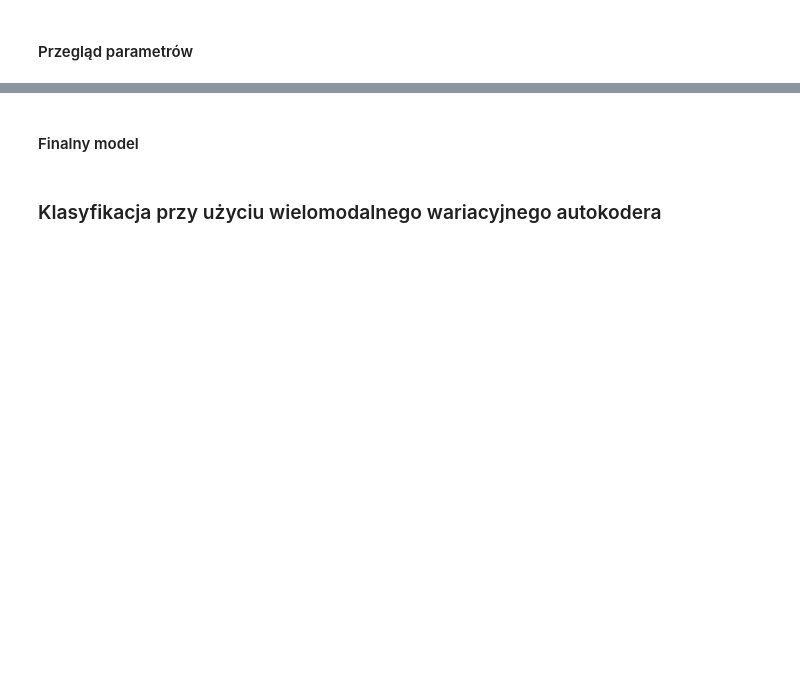
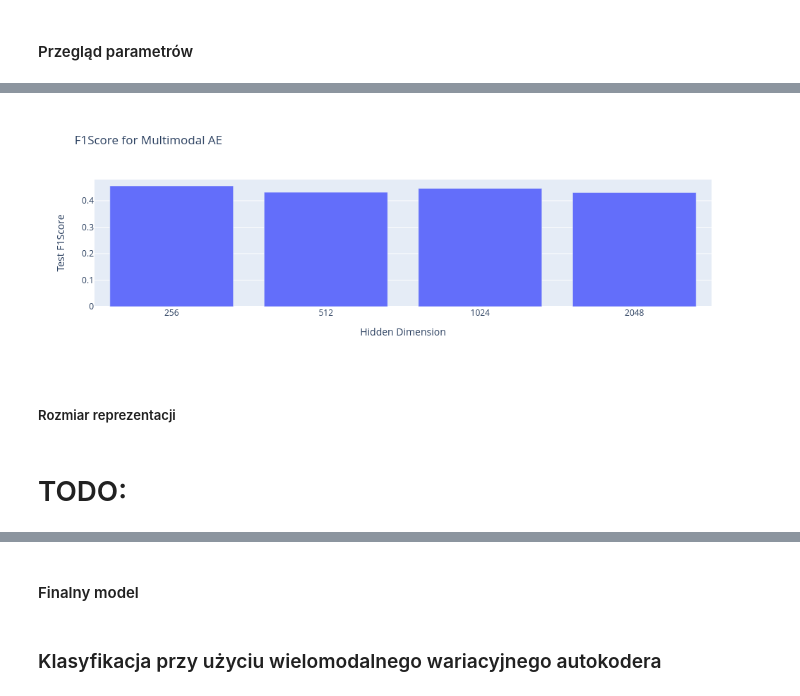
Before and after one commit to mateuszkochanek/reprezentacja-projekt, a Jupyter notebook: Report.ipynb, the cells around one changed output, grey strips where cells are left out. Saved outputs shown, nothing was run; the diff lists cells and outputs as text; code cells hidden in the pictures; blank space fills up the shorter version.

```diff
--- a/Report.ipynb
+++ b/Report.ipynb
@@ -51,6 +52,7 @@ CUBE_N_CLASSES = 200
 MEME_N_CLASSES = 2
 IMG_REPREZENTATION_SIZE = 2048
 TEXT_REPREZENTATION_SIZE = 384
+N_TESTS = 5
 # %% [markdown]
 ## Opis problemu:
 - Jako danych wejściowych do przetestowania autoenkoderów użyto dwóch zbiorów danych [CUB-200-2011](https://huggingface.co/datasets/alkzar90/CC6204-Hackaton-Cub-Dataset), [Hatefull Meme dataset](https://www.kaggle.com/datasets/parthplc/facebook-hateful-meme-dataset?resource=download). W zbiorze CUB podzielono opisy obrazków tak aby jedno zdanie było jednym opisem i dodano je z razem z odpowiadającymi obrazkami zbioru (te same obrazki występują kilkakrotnie). Samo przygotowanie datasetów przeprowadzono w notebooku `prepare_datasets.ipynb`. Jako zbioru do klasyfikacji użyto zbioru Hatefull Meme dataset, bo zbiór Cub ma bardzo dużo klas z małą ilością przykładów, więc jest trudny do klasyfikacji. Oba zbiory przetworzono w ten sam sposób, generując osadzenia obrazków za pomocą sieci `resnet-50`, a osadzenia tekstów używając `SentenceTransformer("all-MiniLM-L6-v2")`.
@@ -739,13 +996,21 @@ Loaded model weights from checkpoint at ./logs/lightning_logs/version_24/checkpo
 # %%
 metrics = []
-for lr in [1e-4, 5e-4, 1e-3, 5e-3, 1e-2, 5e-2]:
+hidden_space = [
+    [256, 256],
+    [512, 512, 512],
+    [1024, 1024, 1024],
+    [2048, 2048, 2048, 2048],
+]
+for hidden_dims in hidden_space:
+    lr=1e-4
+    name=f"ImageTextAvgAE__hidden={hidden_dims[0]}"
     hparams = {
         "encoder_cls": MultimodalEncoder,
         "modality_names": ["img_emb", "text_emb"],
         "data_dims": {"img_emb": 2048, "text_emb": 384},
         "batch_size": 64,
         "num_epochs": 10,
-        "hidden_dims": [256, 256, 256],
+        "hidden_dims": hidden_dims,
         "emb_dim": 128,
         "lr": lr,
         "weight_decay": 5e-4,
@@ -753,18 +1018,21 @@ for lr in [1e-4, 5e-4, 1e-3, 5e-3, 1e-2, 5e-2]:
     train_model(
         model_cls=MultimodalAE,
         hparams={
-            "name": "ImageTextAvgAE",
+            "name": name,
             "fusion": "Avg",
             **hparams,
         },
         datamodule=cube_datamodule,
     )
     classifier = Classifier(
-        model=ModalityMlp(
+        model=AutoencoderMlp(
+            autoencoder=MultimodalAE.load_from_checkpoint(
+                checkpoint_path=f"./data/checkpoints/{name}/model.ckpt",
+                use_cuda=True,
+            ),
             input_size=128,
             hidden_sizes=[128, 64, 32],
             n_classes=MEME_N_CLASSES,
-            modality="img",
             lr=lr,
         ),
         lr=lr,
@@ -776,11 +1044,14 @@ for lr in [1e-4, 5e-4, 1e-3, 5e-3, 1e-2, 5e-2]:
     )
     trainer = pl.Trainer(max_epochs=20, accelerator='gpu', devices=1, logger=tb_logger)
     trainer.fit(classifier, meme_datamodule)
-    fscore = trainer.test(datamodule=meme_datamodule, ckpt_path="best")[0]["f1score/test_epoch"]
+    scores = trainer.test(datamodule=meme_datamodule, ckpt_path="best")[0]
+    fscore = scores["f1score/test_epoch"]
+    accuracy = scores["accuracy/test_epoch"]
     metrics.append(
         {
-            "Learning Rate": lr,
+            "Hidden Dimension": hidden_dims[0],
             "Test F1Score": fscore,
+            "Test Accuracy": accuracy,
         }
     )
 metrics_df = pd.DataFrame(metrics)
@@ -788,0 +1117,14 @@ metrics_df = pd.DataFrame(metrics)
+# %%
+px.bar(
+    metrics_df,
+    x=metrics_df["Hidden Dimension"].astype(str),
+    y="Test F1Score",
+    title="F1Score for Multimodal AE",
+    labels={"x": "Hidden Dimension"}
+)
+# %% [output]
+[figure, added]
+# %% [markdown]
+##### Rozmiar reprezentacji
+# %% [markdown]
+# TODO:
```
Also changed, not shown: parts of 25 cells of this notebook.
